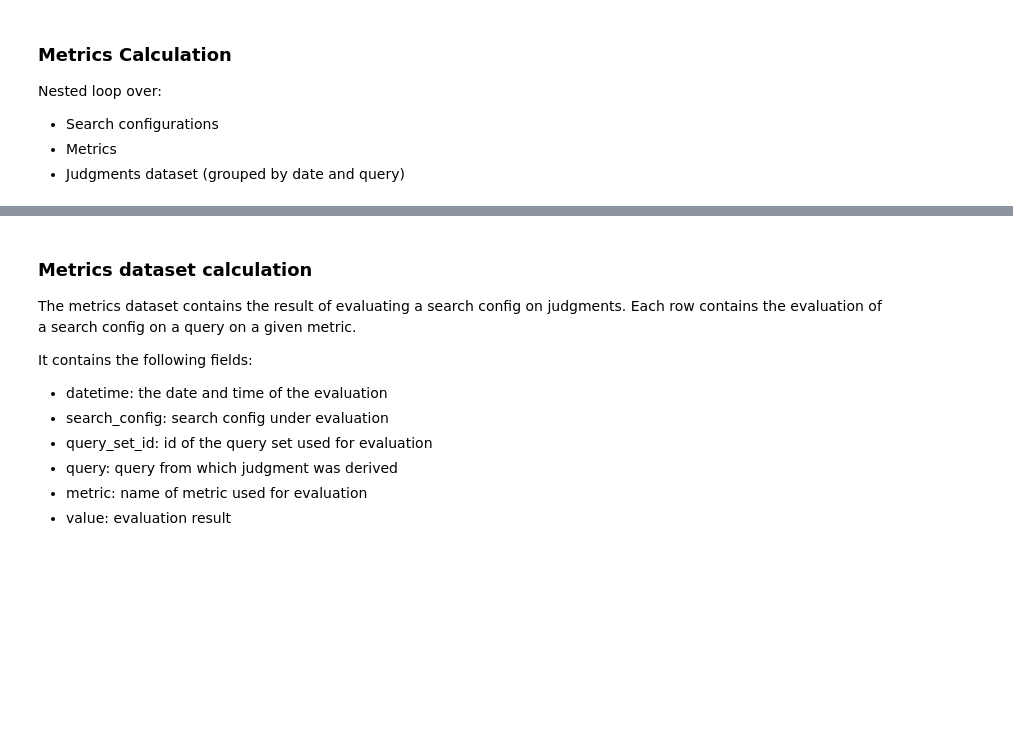
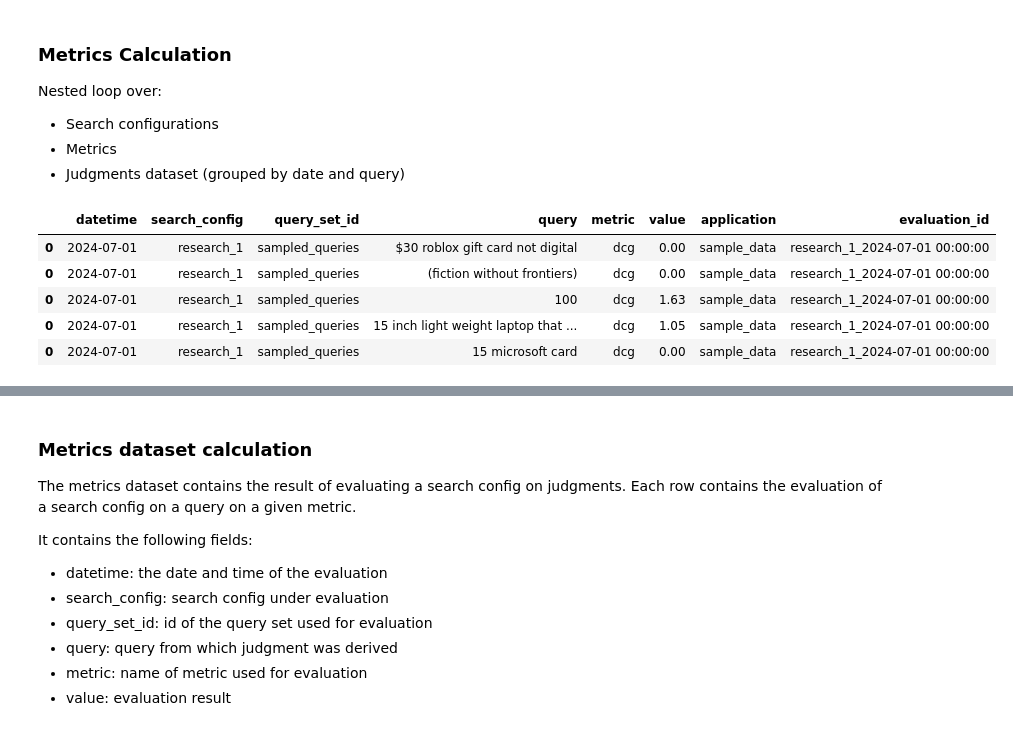
Before and after one commit to o19s/opensearch-search-quality-evaluation, a Jupyter notebook: search-evaluation-framework/opensearch-dashboard-prototyping/1_create_queries_judgments_and_metrics.ipynb, the cells around one changed output, grey strips where cells are left out. Cells and saved outputs as stored; diff of their text form; code cells hidden in the pictures; blank space fills up the shorter version.

```diff
--- a/search-evaluation-framework/opensearch-dashboard-prototyping/1_create_queries_judgments_and_metrics.ipynb
+++ b/search-evaluation-framework/opensearch-dashboard-prototyping/1_create_queries_judgments_and_metrics.ipynb
@@ -279,3 +284,12 @@ df_metrics = pd.concat(df_metrics)
+# %%
+df_metrics.head()
+# %% [output]
+|  | datetime | search_config | query_set_id | query | metric | value | application | evaluation_id |
+| 0 | 2024-07-01 | research_1 | sampled_queries | $30 roblox gift card not digital | dcg | 0.00 | sample_data | research_1_2024-07-01 00:00:00 |
+| 0 | 2024-07-01 | research_1 | sampled_queries | (fiction without frontiers) | dcg | 0.00 | sample_data | research_1_2024-07-01 00:00:00 |
+| 0 | 2024-07-01 | research_1 | sampled_queries | 100 | dcg | 1.63 | sample_data | research_1_2024-07-01 00:00:00 |
+| 0 | 2024-07-01 | research_1 | sampled_queries | 15 inch light weight laptop that ... | dcg | 1.05 | sample_data | research_1_2024-07-01 00:00:00 |
+| 0 | 2024-07-01 | research_1 | sampled_queries | 15 microsoft card | dcg | 0.00 | sample_data | research_1_2024-07-01 00:00:00 |
 # %%
 pd.crosstab([df_metrics.query_set_id, df_metrics.search_config], df_metrics.metric, df_metrics.value, aggfunc="mean")
 # %% [output]
```
Also changed, not shown: parts of 10 cells of this notebook, 5 other files.
